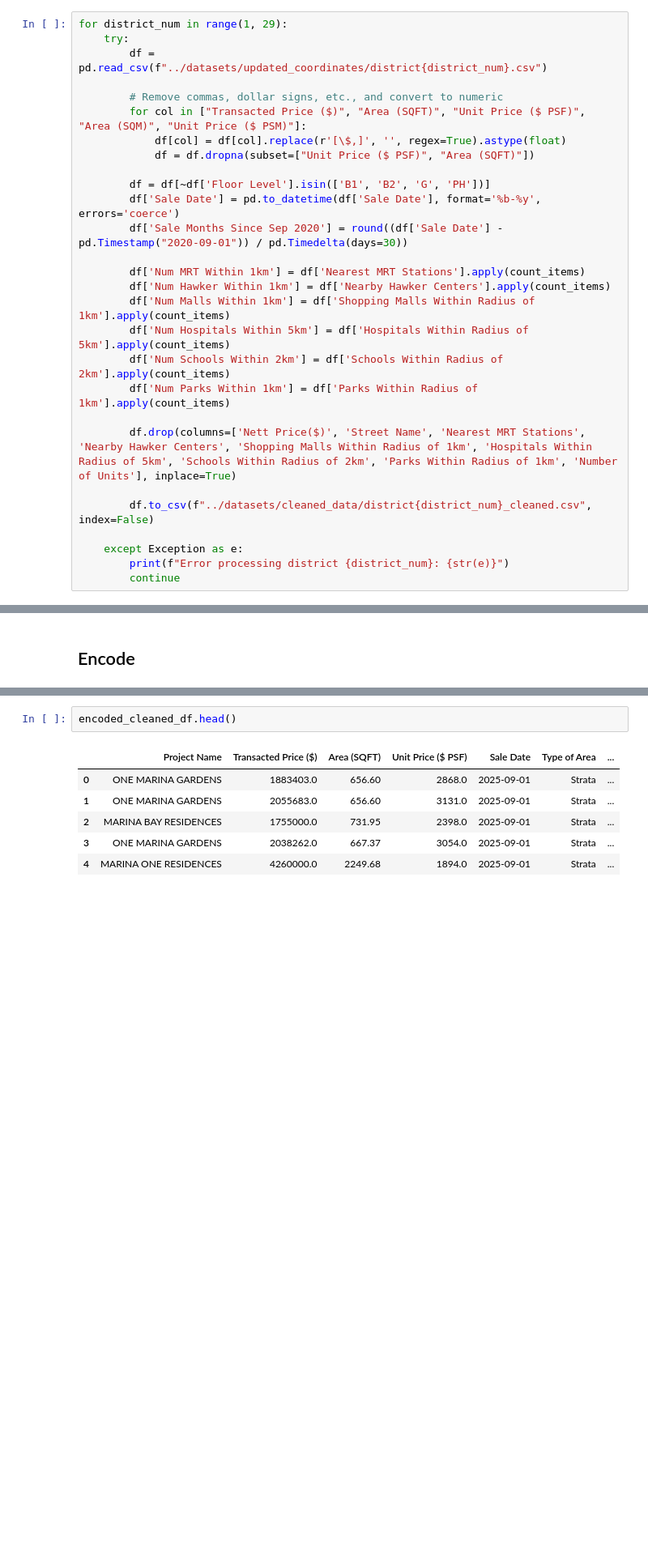
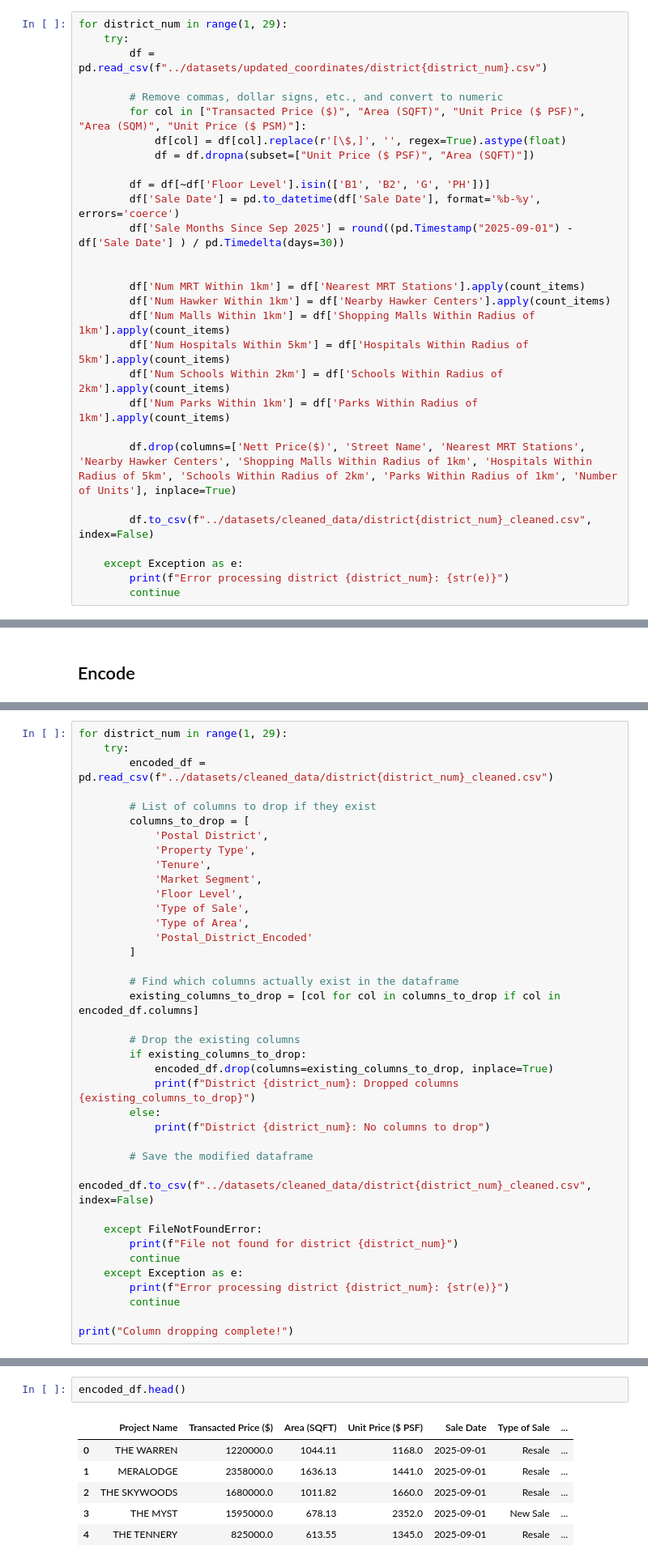
Before and after one commit to angelinemarcelle/COMP3522_Singapore_Private_Residential_Properties_Price_Analysis, a Jupyter notebook: notebooks/prep_data.ipynb, the cells around one changed output, grey strips where cells are left out. Shown at 81% size. Saved outputs shown, nothing was run; the diff lists cells and outputs as text; blank space fills up the shorter version.

```diff
--- a/notebooks/prep_data.ipynb
+++ b/notebooks/prep_data.ipynb
@@ -24,7 +37,8 @@ for district_num in range(1, 29):
 
         df = df[~df['Floor Level'].isin(['B1', 'B2', 'G', 'PH'])]
         df['Sale Date'] = pd.to_datetime(df['Sale Date'], format='%b-%y', errors='coerce')
-        df['Sale Months Since Sep 2020'] = round((df['Sale Date'] - pd.Timestamp("2020-09-01")) / pd.Timedelta(days=30))
+        df['Sale Months Since Sep 2025'] = round((pd.Timestamp("2025-09-01") - df['Sale Date'] ) / pd.Timedelta(days=30))
+
 
         df['Num MRT Within 1km'] = df['Nearest MRT Stations'].apply(count_items)
         df['Num Hawker Within 1km'] = df['Nearby Hawker Centers'].apply(count_items)
@@ -76,0 +284,38 @@ Error processing district 24: [Errno 2] No such file or directory: '../datasets/
+# %%
+for district_num in range(1, 29):
+    try:
+        encoded_df = pd.read_csv(f"../datasets/cleaned_data/district{district_num}_cleaned.csv")
+
+        # List of columns to drop if they exist
+        columns_to_drop = [
+            'Postal District',
+            'Property Type',
+            'Tenure',
+            'Market Segment',
+            'Floor Level',
+            'Type of Sale',
+            'Type of Area',
+            'Postal_District_Encoded'
+        ]
+
+        # Find which columns actually exist in the dataframe
+        existing_columns_to_drop = [col for col in columns_to_drop if col in encoded_df.columns]
+
+        # Drop the existing columns
+        if existing_columns_to_drop:
+            encoded_df.drop(columns=existing_columns_to_drop, inplace=True)
+            print(f"District {district_num}: Dropped columns {existing_columns_to_drop}")
+        else:
+            print(f"District {district_num}: No columns to drop")
+
+        # Save the modified dataframe
+        encoded_df.to_csv(f"../datasets/cleaned_data/district{district_num}_cleaned.csv", index=False)
+
+    except FileNotFoundError:
+        print(f"File not found for district {district_num}")
+        continue
+    except Exception as e:
+        print(f"Error processing district {district_num}: {str(e)}")
+        continue
+
+print("Column dropping complete!")
@@ -77,9 +340,9 @@ Error processing district 24: [Errno 2] No such file or directory: '../datasets/
 # %%
-encoded_cleaned_df.head()
+encoded_df.head()
 # %% [output]
-|  | Project Name | Transacted Price ($) | Area (SQFT) | Unit Price ($ PSF) | Sale Date | Type of Area | ... |
-| 0 | ONE MARINA GARDENS | 1883403.0 | 656.60 | 2868.0 | 2025-09-01 | Strata | ... |
-| 1 | ONE MARINA GARDENS | 2055683.0 | 656.60 | 3131.0 | 2025-09-01 | Strata | ... |
-| 2 | MARINA BAY RESIDENCES | 1755000.0 | 731.95 | 2398.0 | 2025-09-01 | Strata | ... |
-| 3 | ONE MARINA GARDENS | 2038262.0 | 667.37 | 3054.0 | 2025-09-01 | Strata | ... |
-| 4 | MARINA ONE RESIDENCES | 4260000.0 | 2249.68 | 1894.0 | 2025-09-01 | Strata | ... |
+|  | Project Name | Transacted Price ($) | Area (SQFT) | Unit Price ($ PSF) | Sale Date | Type of Sale | ... |
+| 0 | THE WARREN | 1220000.0 | 1044.11 | 1168.0 | 2025-09-01 | Resale | ... |
+| 1 | MERALODGE | 2358000.0 | 1636.13 | 1441.0 | 2025-09-01 | Resale | ... |
+| 2 | THE SKYWOODS | 1680000.0 | 1011.82 | 1660.0 | 2025-09-01 | Resale | ... |
+| 3 | THE MYST | 1595000.0 | 678.13 | 2352.0 | 2025-09-01 | New Sale | ... |
+| 4 | THE TENNERY | 825000.0 | 613.55 | 1345.0 | 2025-09-01 | Resale | ... |
```
Also changed, not shown: parts of 17 cells of this notebook.
